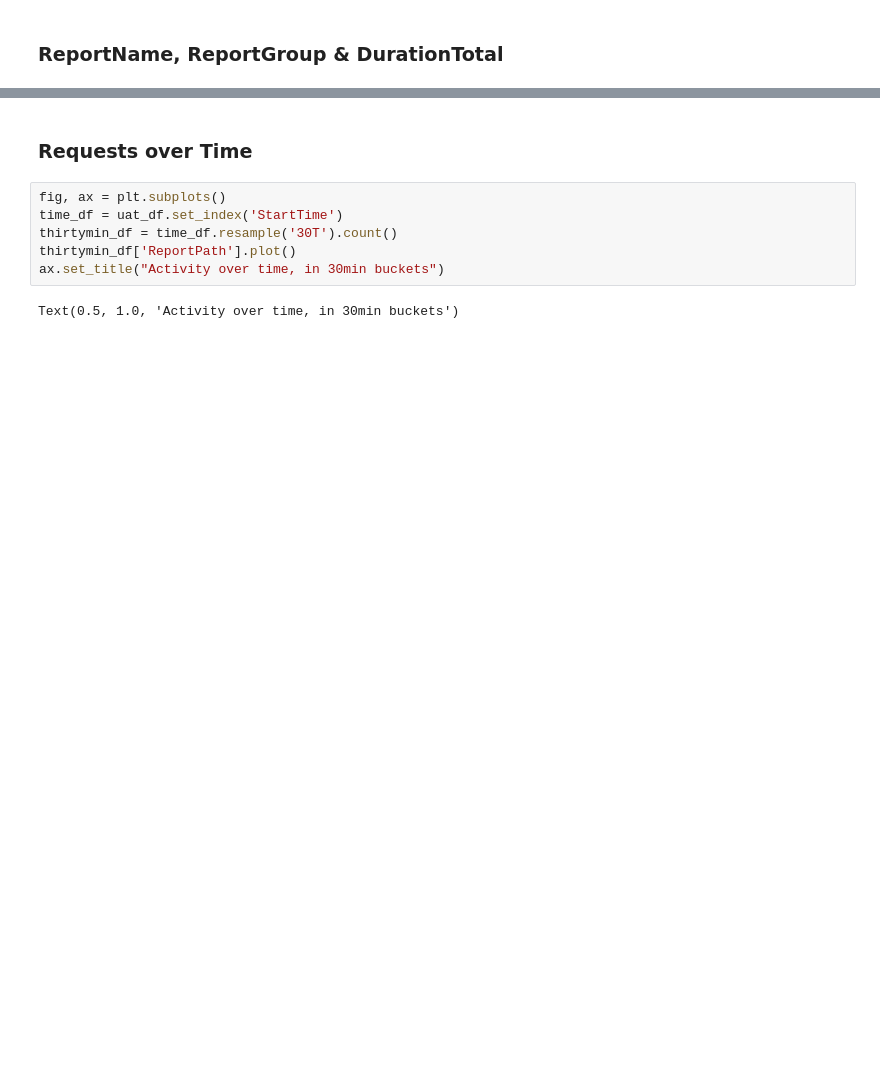
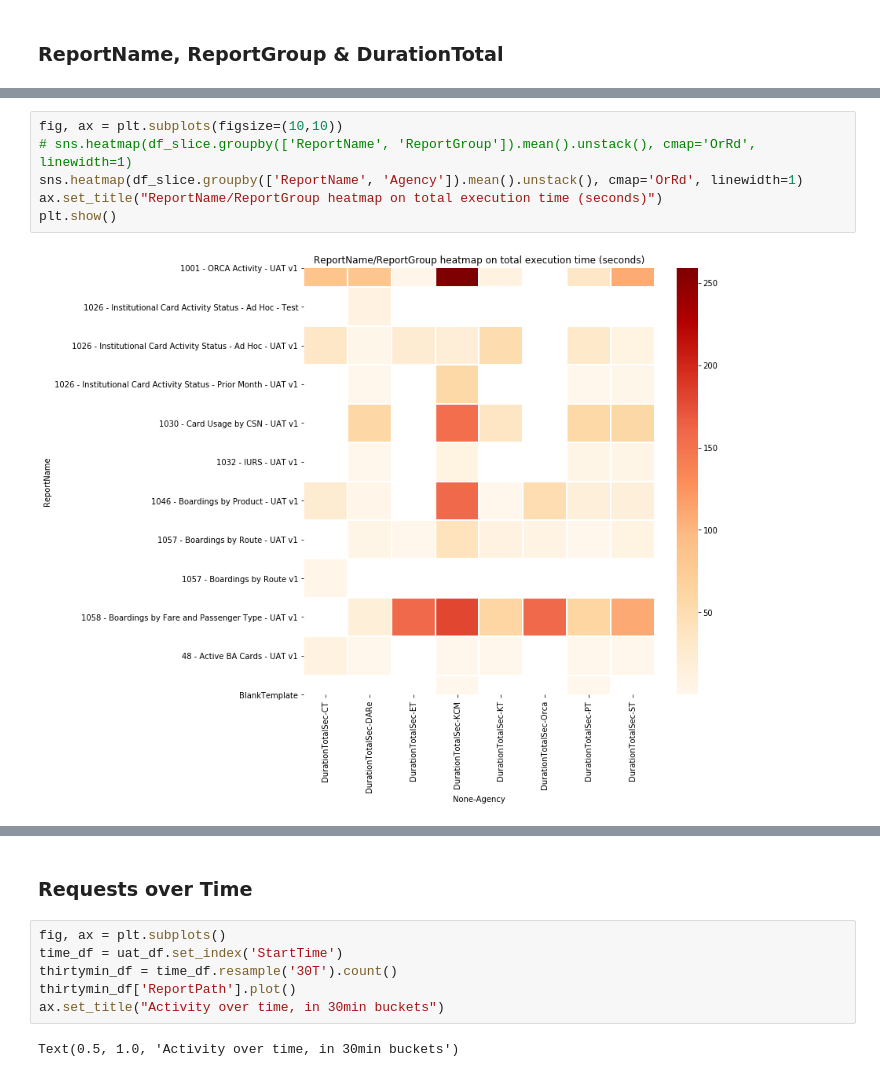
Before and after one commit to themcclure/dare_analytics, a Jupyter notebook: 3 - Exploratory Data Analysis.ipynb, the cells around one changed output, grey strips where cells are left out. Drawn from its saved outputs; the diff is of its cells as text; blank space fills up the shorter version.

```diff
--- a/3 - Exploratory Data Analysis.ipynb
+++ b/3 - Exploratory Data Analysis.ipynb
@@ -139,0 +125,8 @@ Text(0.5, 1.0, 'Correlation Matrix')
+# %%
+fig, ax = plt.subplots(figsize=(10,10))
+# sns.heatmap(df_slice.groupby(['ReportName', 'ReportGroup']).mean().unstack(), cmap='OrRd', linewidth=1)
+sns.heatmap(df_slice.groupby(['ReportName', 'Agency']).mean().unstack(), cmap='OrRd', linewidth=1)
+ax.set_title("ReportName/ReportGroup heatmap on total execution time (seconds)")
+plt.show()
+# %% [output]
+[figure, added]
```
Also changed, not shown: parts of 13 cells of this notebook, 7 other files.
